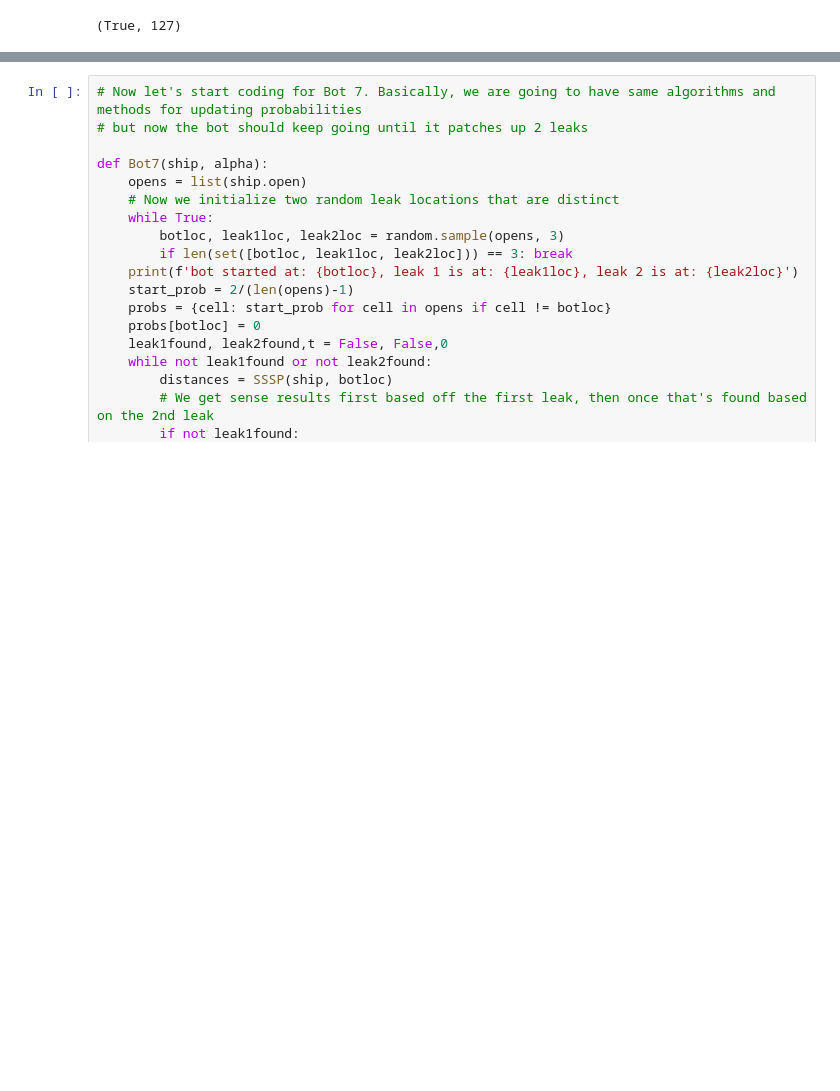
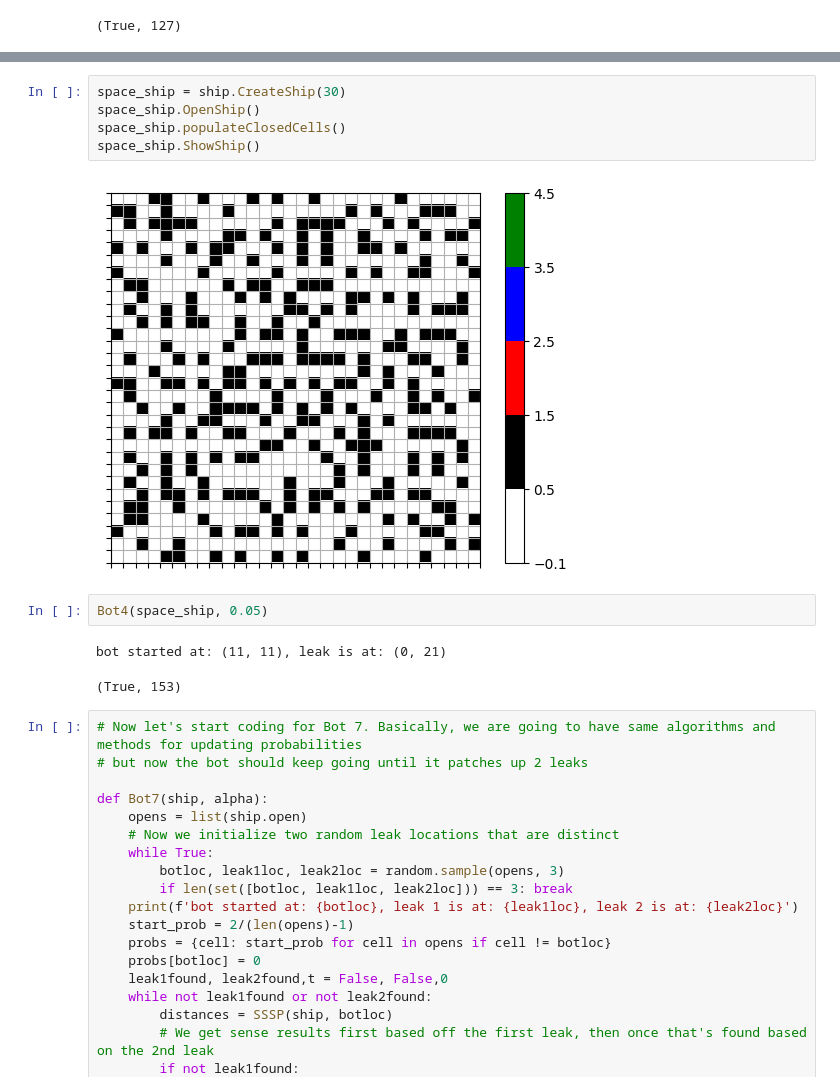
Before and after one commit to chiraggodha/AI-Project-2, a Jupyter notebook: main.ipynb, the cells around one changed output, grey strips where cells are left out. Drawn from its saved outputs; the diff is of its cells as text; blank space fills up the shorter version.

```diff
--- a/main.ipynb
+++ b/main.ipynb
@@ -131,3 +174,15 @@ bot started at: (1, 8), leak is at: (0, 7)
+# %%
+space_ship = ship.CreateShip(30)
+space_ship.OpenShip()
+space_ship.populateClosedCells()
+space_ship.ShowShip()
+# %% [output]
+[figure, added]
+# %%
+Bot4(space_ship, 0.05)
+# %% [output]
+bot started at: (11, 11), leak is at: (0, 21)
+(True, 153)
 # %%
 # Now let's start coding for Bot 7. Basically, we are going to have same algorithms and methods for updating probabilities
 # but now the bot should keep going until it patches up 2 leaks
```
Also changed, not shown: parts of 1 cell of this notebook.
